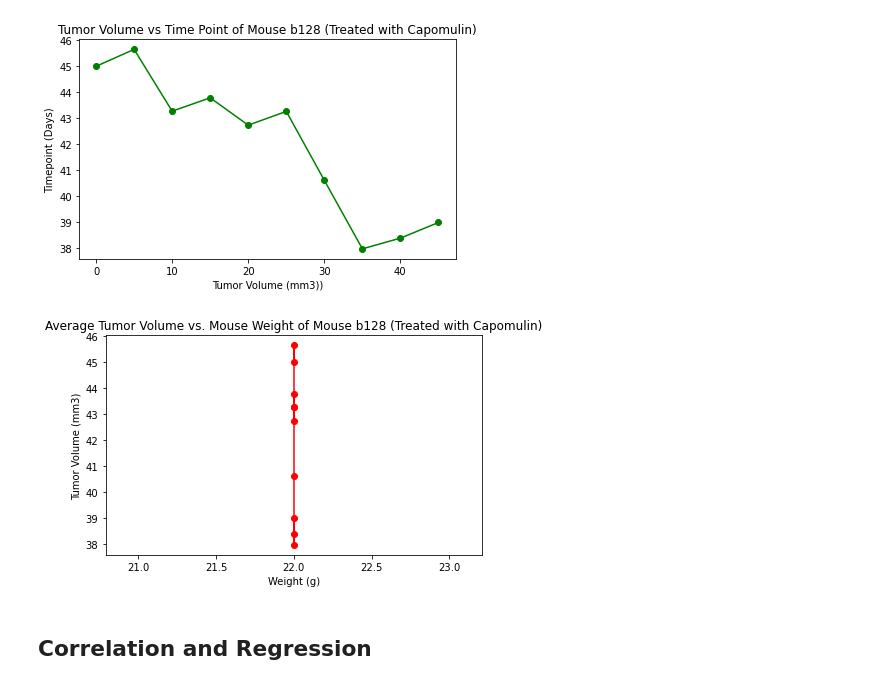
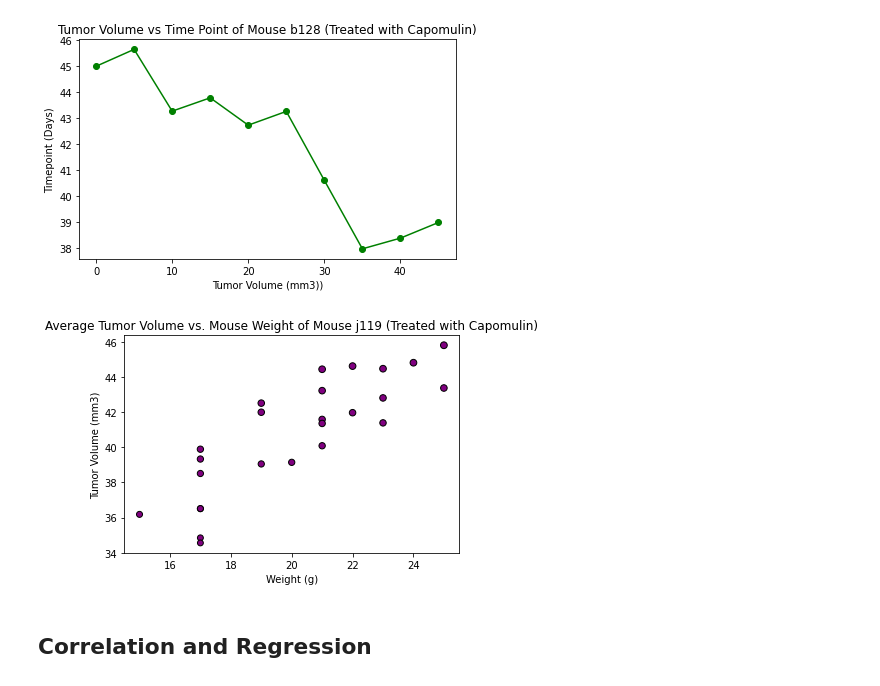
Before and after one commit to samseng88/Matplotlib, a Jupyter notebook: Pymaceuticals/pymaceuticals_starter.ipynb, the cells around one changed output. Drawn from its saved outputs; the diff is of its cells as text; code cells hidden in the pictures.

```diff
--- a/Pymaceuticals/pymaceuticals_starter.ipynb
+++ b/Pymaceuticals/pymaceuticals_starter.ipynb
@@ -416,18 +421,17 @@ plt.show()
 [figure]
 # %%
 # Generate a scatter plot of average tumor volume vs. mouse weight for the Capomulin regimen
-b128 = new_total_mice.loc[new_total_mice["Mouse ID"] == "b128"]
-x_weight = b128["Weight (g)"]
-y_tumor = b128["Tumor Volume (mm3)"]
+mouse_j119 = mouse_capomulin.groupby(["Mouse ID"]).mean()
+mouse_weight = mouse_j119["Weight (g)"]
+avg_tumor_vol = mouse_j119["Tumor Volume (mm3)"]
 
-plt.plot(x_weight, y_tumor, color="red", marker = "o")
-plt.title("Average Tumor Volume vs. Mouse Weight of Mouse b128 (Treated with Capomulin)")
+plt.scatter(mouse_weight, avg_tumor_vol, marker="o", facecolors="purple", edgecolors="black", s=avg_tumor_vol)
+plt.title("Average Tumor Volume vs. Mouse Weight of Mouse j119 (Treated with Capomulin)")
 plt.xlabel("Weight (g)")
 plt.ylabel("Tumor Volume (mm3)")
-plt.tight_layout()
 plt.show()
 # %% [output]
-[figure, old version]
+[figure, new version]
 # %% [markdown]
 ## Correlation and Regression
 # %%
```
Also changed, not shown: parts of 5 cells of this notebook.
